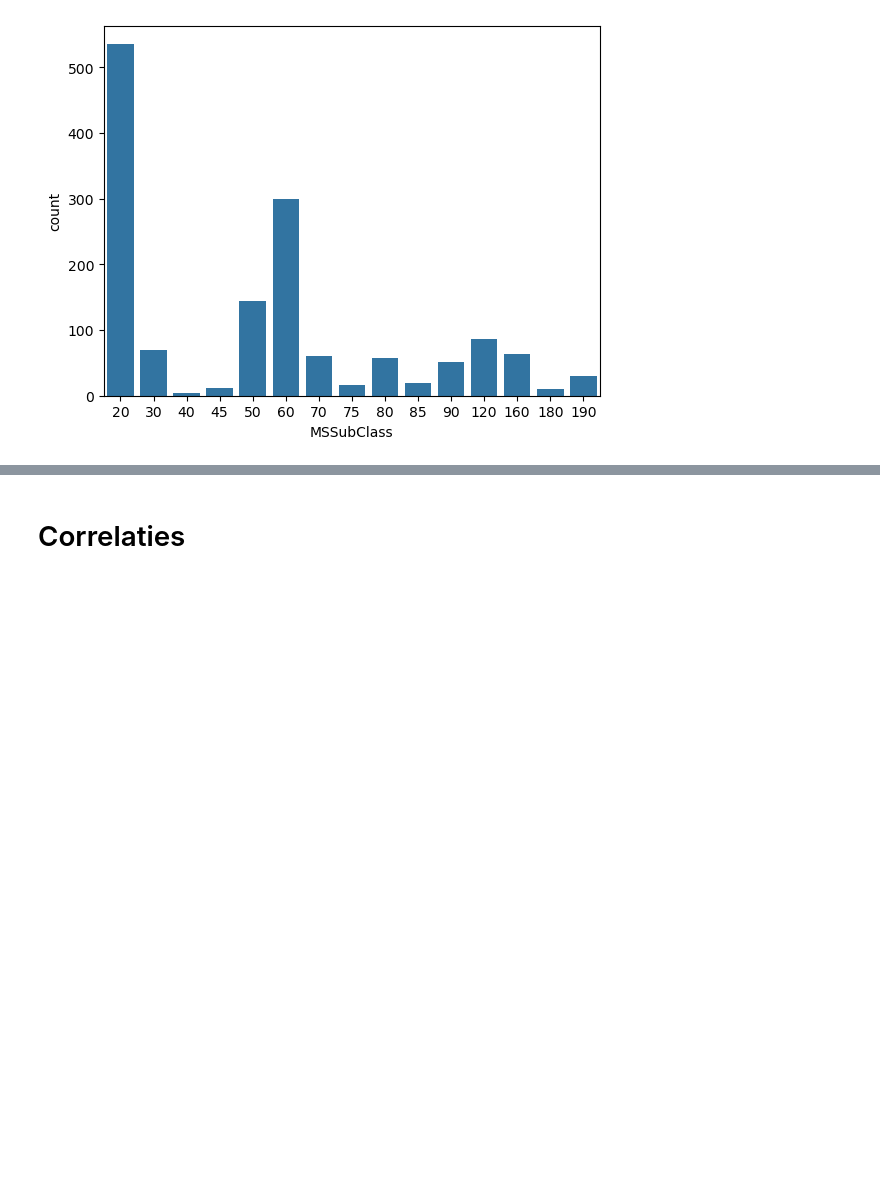
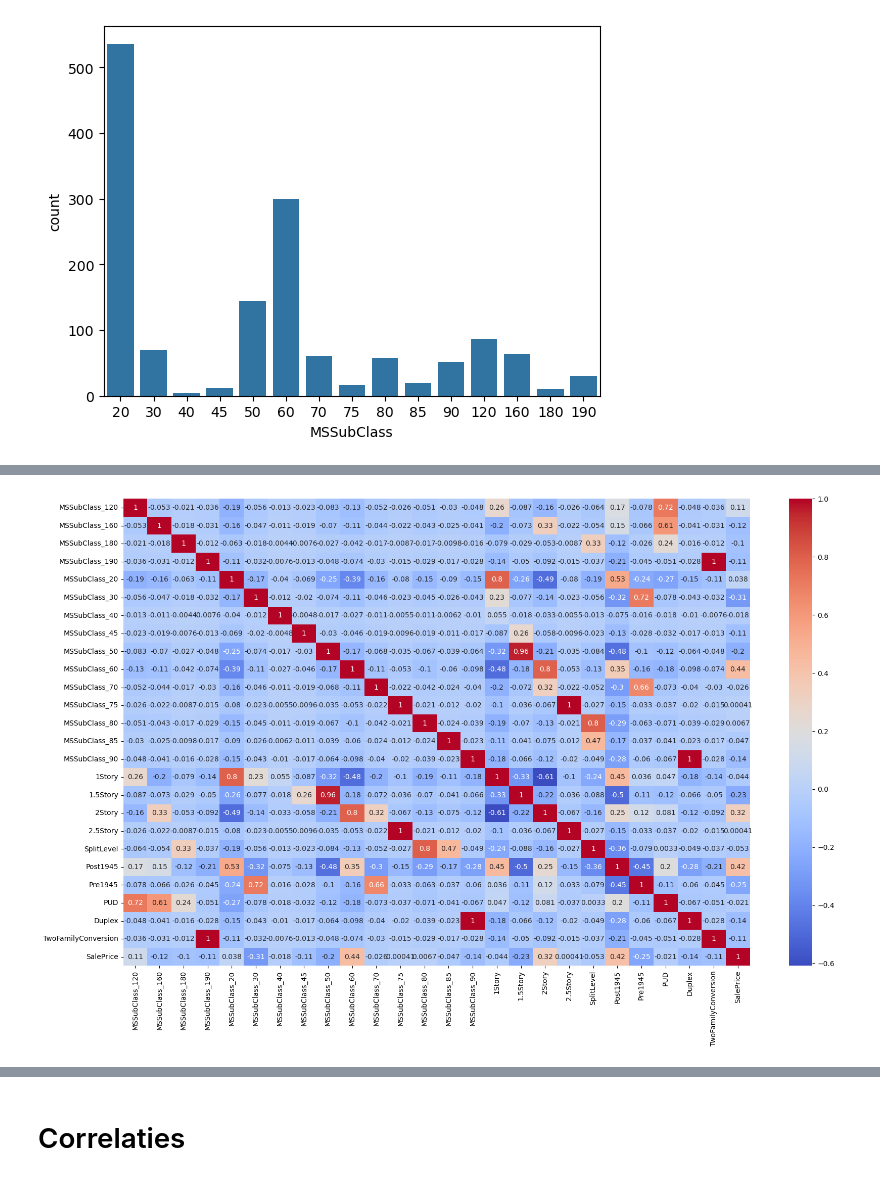
Before and after one commit to Repsajsov/Kaggle, a Jupyter notebook: HousePrices/eda.ipynb, the cells around one changed output, grey strips where cells are left out. Cells and saved outputs as stored; diff of their text form; code cells hidden in the pictures; blank space fills up the shorter version.

```diff
--- a/HousePrices/eda.ipynb
+++ b/HousePrices/eda.ipynb
@@ -64,0 +62,3 @@ shape: (1, 10)
+# %%
+mssubclass_columns = [column for column in df.columns if column.startswith("MSSubClass_")] + [*MSSUBCLASS_INFO.keys()] + ["SalePrice"]
+df[mssubclass_columns].sum() / len(df) * 100
@@ -64,0 +106,4 @@ shape: (1, 10)
+# %%
+heatmap(df[mssubclass_columns])
+# %% [output]
+[figure, added]
```
Also changed, not shown: parts of 11 cells of this notebook.
